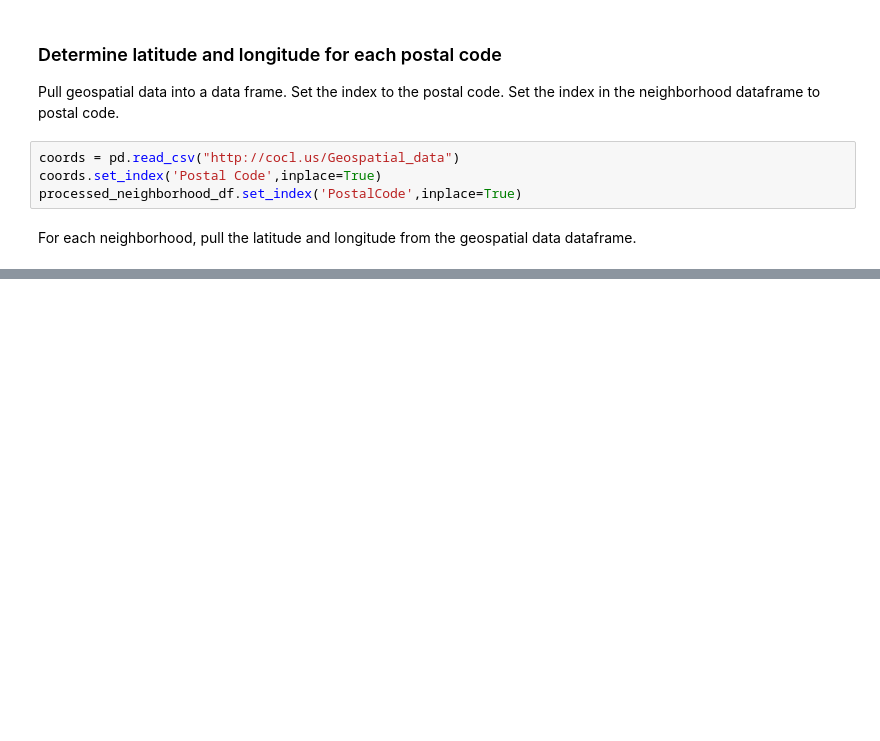
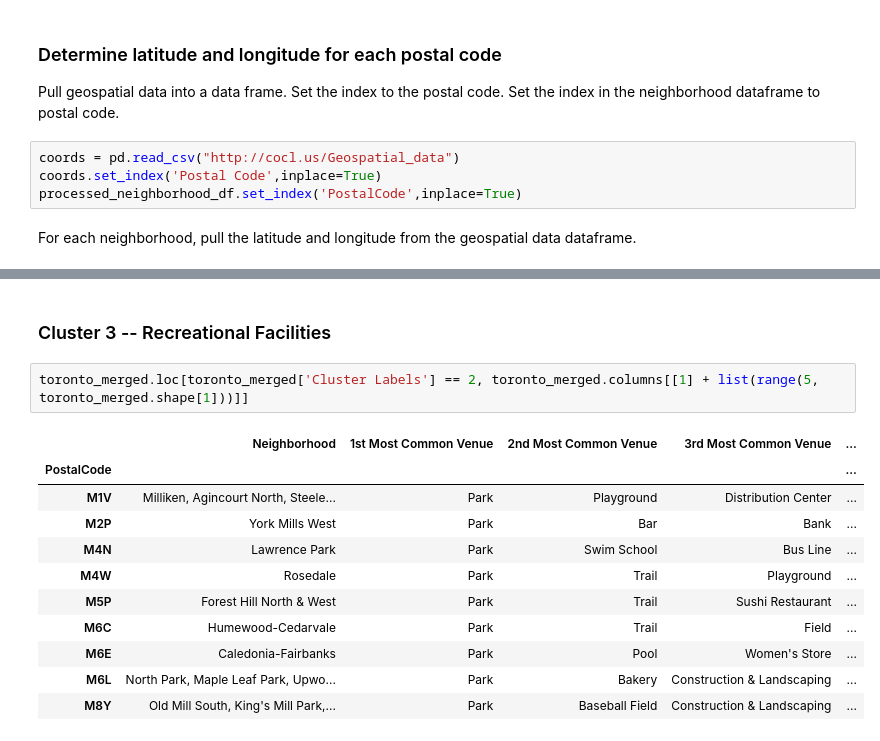
Before and after one commit to ewerfel/Coursera_Capstone, a Jupyter notebook: TorontoNeighborhoods.ipynb, the cells around one changed output, grey strips where cells are left out. Drawn from its saved outputs; the diff is of its cells as text; blank space fills up the shorter version.

```diff
--- a/TorontoNeighborhoods.ipynb
+++ b/TorontoNeighborhoods.ipynb
@@ -106,0 +487,16 @@ display(processed_neighborhood_df)
+# %% [markdown]
+### Cluster 3 --  Recreational Facilities
+# %%
+toronto_merged.loc[toronto_merged['Cluster Labels'] == 2, toronto_merged.columns[[1] + list(range(5, toronto_merged.shape[1]))]]
+# %% [output]
+|  | Neighborhood | 1st Most Common Venue | 2nd Most Common Venue | 3rd Most Common Venue | ... |
+| PostalCode |  |  |  |  | ... |
+| M1V | Milliken, Agincourt North, Steele... | Park | Playground | Distribution Center | ... |
+| M2P | York Mills West | Park | Bar | Bank | ... |
+| M4N | Lawrence Park | Park | Swim School | Bus Line | ... |
+| M4W | Rosedale | Park | Trail | Playground | ... |
+| M5P | Forest Hill North & West | Park | Trail | Sushi Restaurant | ... |
+| M6C | Humewood-Cedarvale | Park | Trail | Field | ... |
+| M6E | Caledonia-Fairbanks | Park | Pool | Women's Store | ... |
+| M6L | North Park, Maple Leaf Park, Upwo... | Park | Bakery | Construction & Landscaping | ... |
+| M8Y | Old Mill South, King's Mill Park,... | Park | Baseball Field | Construction & Landscaping | ... |
```
Also changed, not shown: parts of 25 cells of this notebook.
